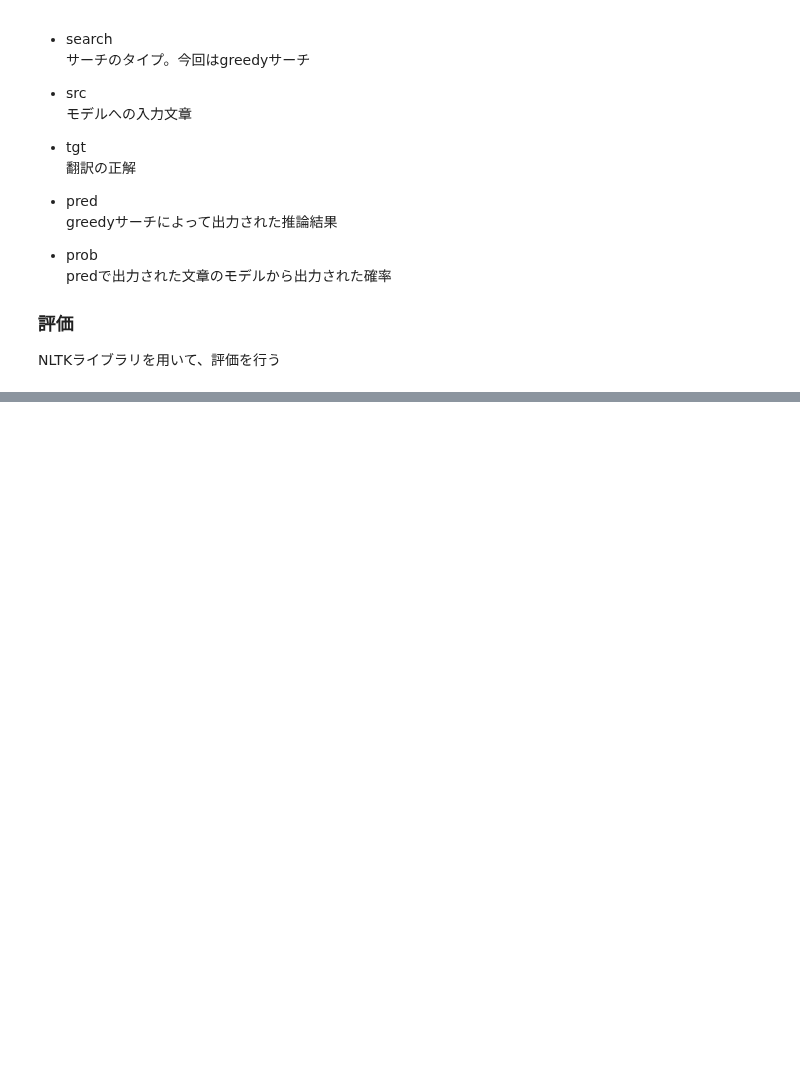
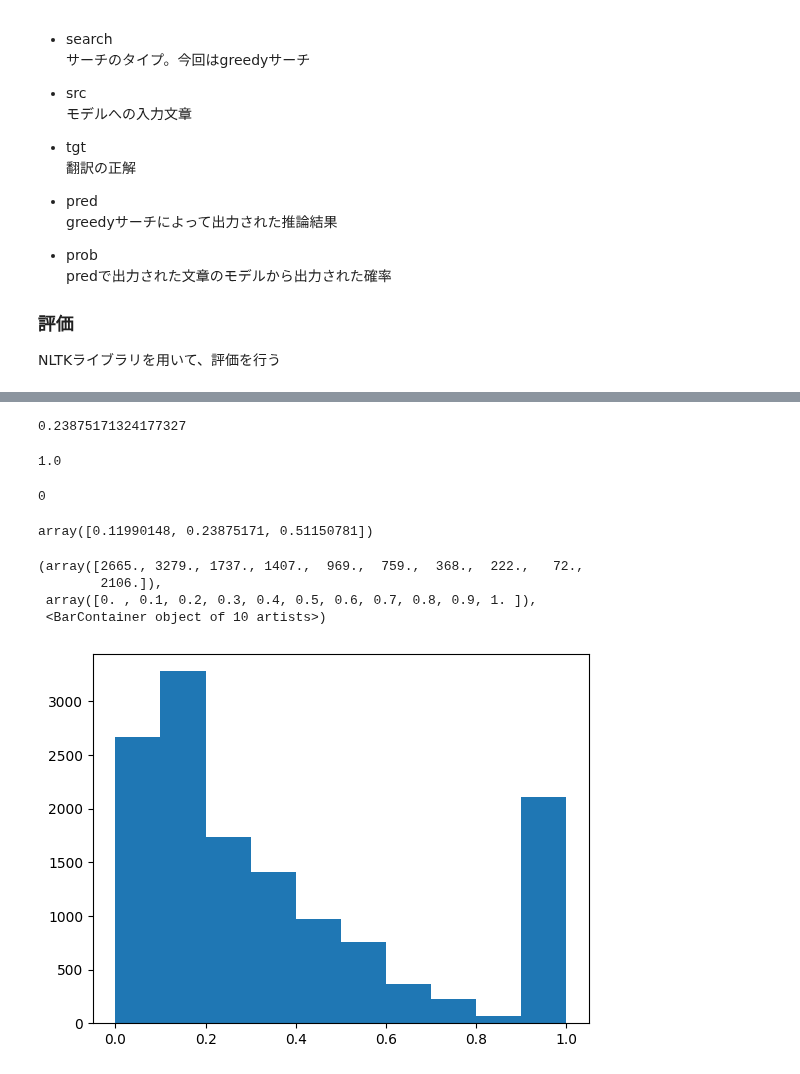
Before and after one commit to digital-go-jp/kanjikana-model, a Jupyter notebook: sample/inference_java/inference_java.ipynb, the cells around one changed output, grey strips where cells are left out. Drawn from its saved outputs; the diff is of its cells as text; code cells hidden in the pictures; blank space fills up the shorter version.

```diff
--- a/sample/inference_java/inference_java.ipynb
+++ b/sample/inference_java/inference_java.ipynb
@@ -201,0 +173,15 @@ with open('output.txt','r',encoding='utf-8') as f:
+# %%
+df = pd.read_csv('output.txt',sep='\t')
+# %%
+tgt=[s.strip() for s in df['tgt'].tolist()]
+pred=[s.strip() for s in df['pred'].tolist()]
+# %%
+
+score=[]
+tokenizer=lambda x: word_tokenize(x, language='english')
+
+for t,p in zip(tgt,pred):
+    ref = tokenizer(t)
+    hyp = tokenizer(p)
+    s=sentence_bleu([ref],hyp, smoothing_function=SmoothingFunction().method3)
+    score.append(s)
@@ -201,0 +194,18 @@ with open('output.txt','r',encoding='utf-8') as f:
+# %%
+statistics.median(score)
+# %% [output]
+0.23875171324177327
+# %%
+max(score)
+# %% [output]
+1.0
+# %%
+min(score)
+# %% [output]
+0
+# %%
+import scipy
+
+scipy.stats.mstats.mquantiles(score)
+# %% [output]
+array([0.11990148, 0.23875171, 0.51150781])
@@ -201,0 +214,8 @@ with open('output.txt','r',encoding='utf-8') as f:
+# %%
+plt.hist(score)
+# %% [output]
+(array([2665., 3279., 1737., 1407.,  969.,  759.,  368.,  222.,   72.,
+        2106.]),
+ array([0. , 0.1, 0.2, 0.3, 0.4, 0.5, 0.6, 0.7, 0.8, 0.9, 1. ]),
+ <BarContainer object of 10 artists>)
+[figure, added]
```
Also changed, not shown: parts of 4 cells of this notebook.
